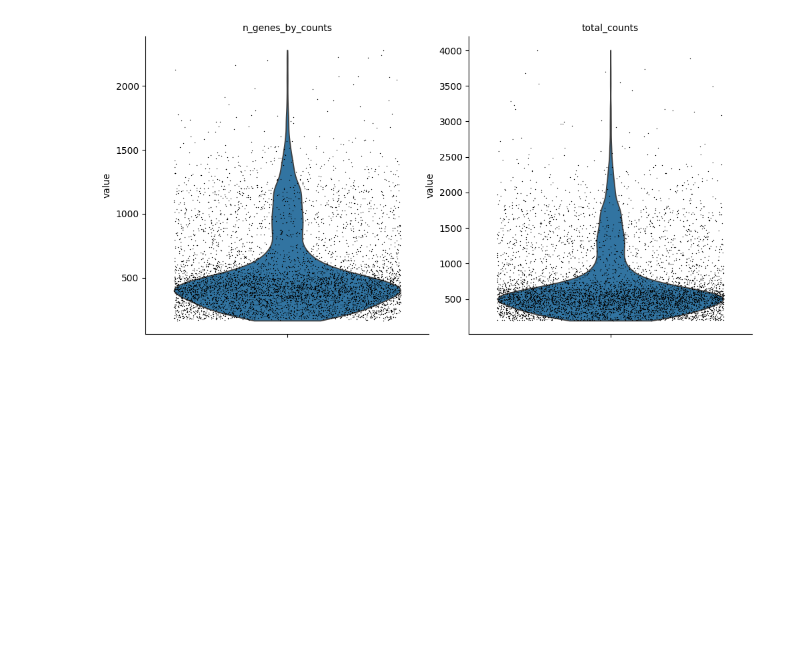
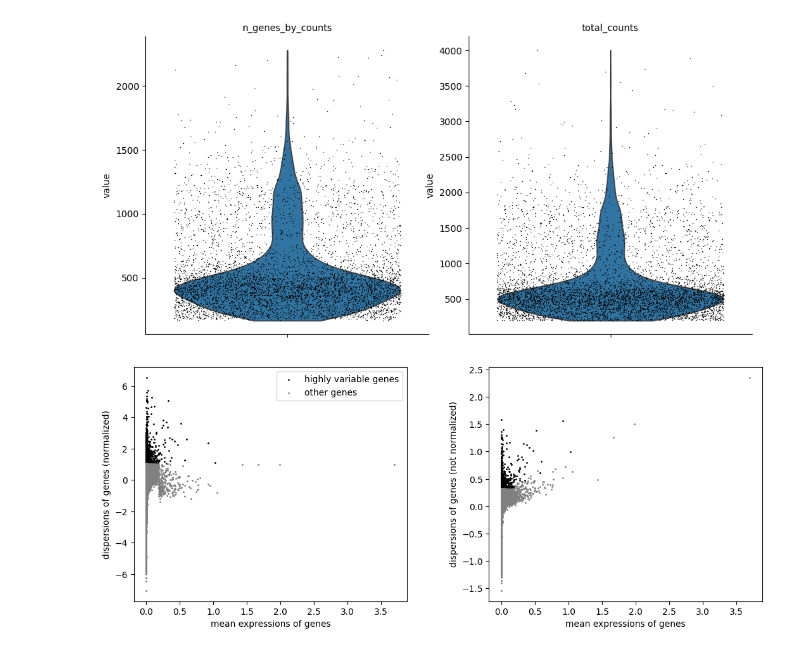
Before and after one commit to pizzaglitch/RNA-Sequencing, a Jupyter notebook: annData.ipynb, the cells around one changed output. Saved outputs shown, nothing was run; the diff lists cells and outputs as text; code cells hidden in the pictures; blank space fills up the shorter version.

```diff
--- a/annData.ipynb
+++ b/annData.ipynb
@@ -59,0 +59,4 @@ sc.pl.violin(
+# %%
+sc.pl.highly_variable_genes(adata)
+# %% [output]
+[figure, added]
```
Also changed, not shown: parts of 9 cells of this notebook.
